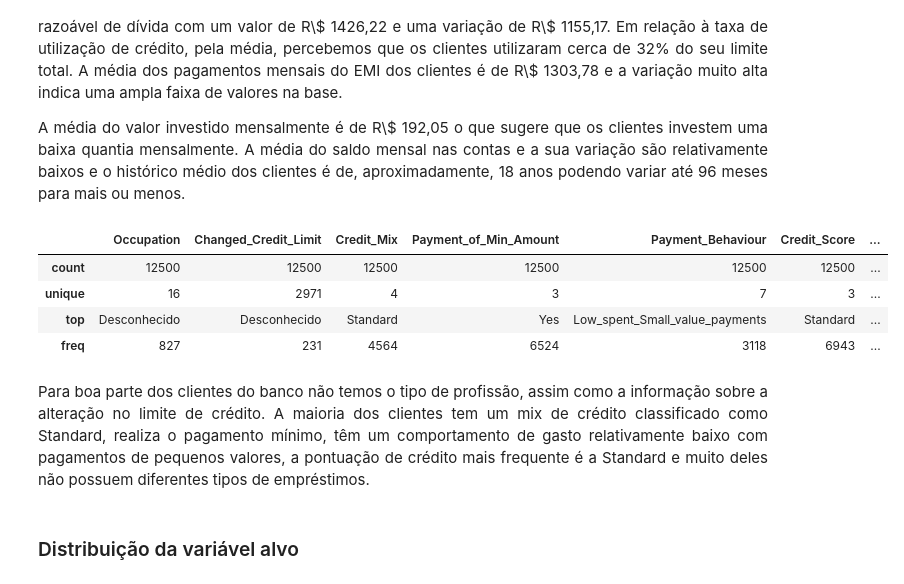
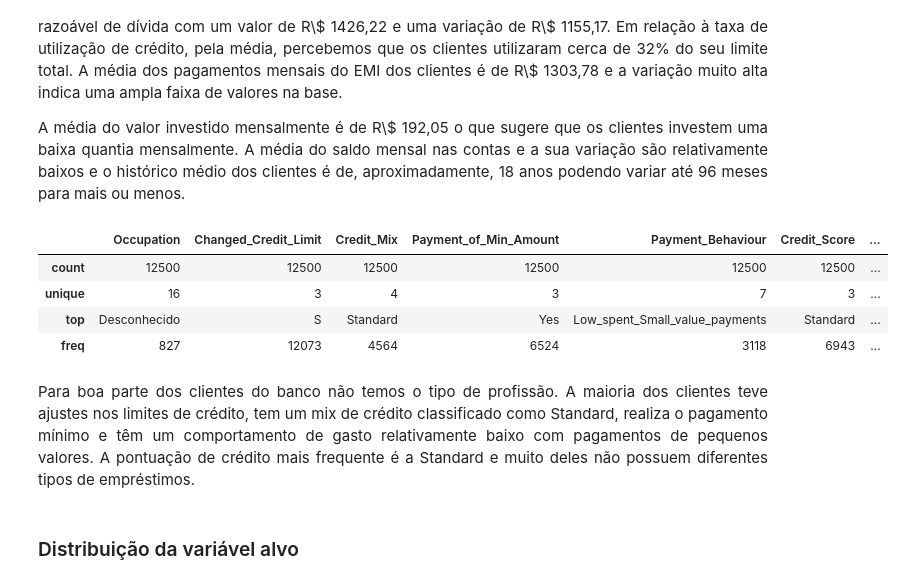
Before and after one commit to LilianeAquino/projeto_ml_II_santander_coders, a Jupyter notebook: trabalho_ada_ML.ipynb, the cells around one changed output. Drawn from its saved outputs; the diff is of its cells as text; code cells hidden in the pictures.

```diff
--- a/trabalho_ada_ML.ipynb
+++ b/trabalho_ada_ML.ipynb
@@ -129,7 +127,7 @@ memory usage: 2.7+ MB
 # %% [markdown]
 ### Seleção de features
 # %%
-df.drop(['ID', 'Name', 'Age', 'SSN', 'Month'], axis=1, inplace=True)
+df.drop(['ID', 'Name', 'Age', 'SSN', 'Month', 'Customer_ID'], axis=1, inplace=True)
 # %% [markdown]
 <p style='text-align: justify;'><font size=3.>Considerando que para definir a pontuação de crédito as informações mais relevantes são as financeiras e de pagamento, foram removidas da base as colunas que identificam o cliente de forma pessoal e aquelas que não agregam informação.</font></p>
 # %% [markdown]
@@ -208,6 +206,8 @@ allLoanTypes.remove('Not Specified')
 
 for loanType in allLoanTypes:
     df[loanType] = df['Type_of_Loan'].apply(lambda x: 'S' if loanType in x else 'N')
+# %%
+df['Changed_Credit_Limit'] = df['Changed_Credit_Limit'].apply(lambda x: 'Desconhecido' if x == '-' or x == 'Desconhecido' else ('N' if float(x) < 0 else 'S'))
 # %%
 df.drop(['Credit_History_Age', 'Type_of_Loan'], axis=1, inplace=True)
 # %% [markdown]
@@ -260,15 +260,15 @@ df[['Num_Credit_Inquiries', 'Outstanding_Debt', 'Credit_Utilization_Ratio', 'Tot
 
 <p style='text-align: justify;'><font size=3.>A média do valor investido mensalmente é de R\$ 192,05 o que sugere que os clientes investem uma baixa quantia mensalmente. A média do saldo mensal nas contas e a sua variação são relativamente baixos e o histórico médio dos clientes é de, aproximadamente, 18 anos podendo variar até 96 meses para mais ou menos.</font></p>
 # %%
-df.drop(['Customer_ID'], axis=1).describe(include='O')
+df.describe(include='O')
 # %% [output]
 |  | Occupation | Changed_Credit_Limit | Credit_Mix | Payment_of_Min_Amount | Payment_Behaviour | Credit_Score | ... |
 | count | 12500 | 12500 | 12500 | 12500 | 12500 | 12500 | ... |
-| unique | 16 | 2971 | 4 | 3 | 7 | 3 | ... |
-| top | Desconhecido | Desconhecido | Standard | Yes | Low_spent_Small_value_payments | Standard | ... |
-| freq | 827 | 231 | 4564 | 6524 | 3118 | 6943 | ... |
+| unique | 16 | 3 | 4 | 3 | 7 | 3 | ... |
+| top | Desconhecido | S | Standard | Yes | Low_spent_Small_value_payments | Standard | ... |
+| freq | 827 | 12073 | 4564 | 6524 | 3118 | 6943 | ... |
 # %% [markdown]
-<p style='text-align: justify;'><font size=3.>Para  boa parte dos clientes do banco não temos o tipo de profissão, assim como a informação sobre a alteração no limite de crédito. A maioria dos clientes tem um mix de crédito classificado como Standard, realiza o pagamento mínimo, têm um comportamento de gasto relativamente baixo com pagamentos de pequenos valores, a pontuação de crédito mais frequente é a Standard e muito deles não possuem diferentes tipos de empréstimos.</font></p>
+<p style='text-align: justify;'><font size=3.>Para  boa parte dos clientes do banco não temos o tipo de profissão. A maioria dos clientes teve ajustes nos limites de crédito, tem um mix de crédito classificado como Standard, realiza o pagamento mínimo e têm um comportamento de gasto relativamente baixo com pagamentos de pequenos valores. A pontuação de crédito mais frequente é a Standard e muito deles não possuem diferentes tipos de empréstimos.</font></p>
 # %% [markdown]
 ### Distribuição da variável alvo
 # %%
```
Also changed, not shown: parts of 17 cells of this notebook.
